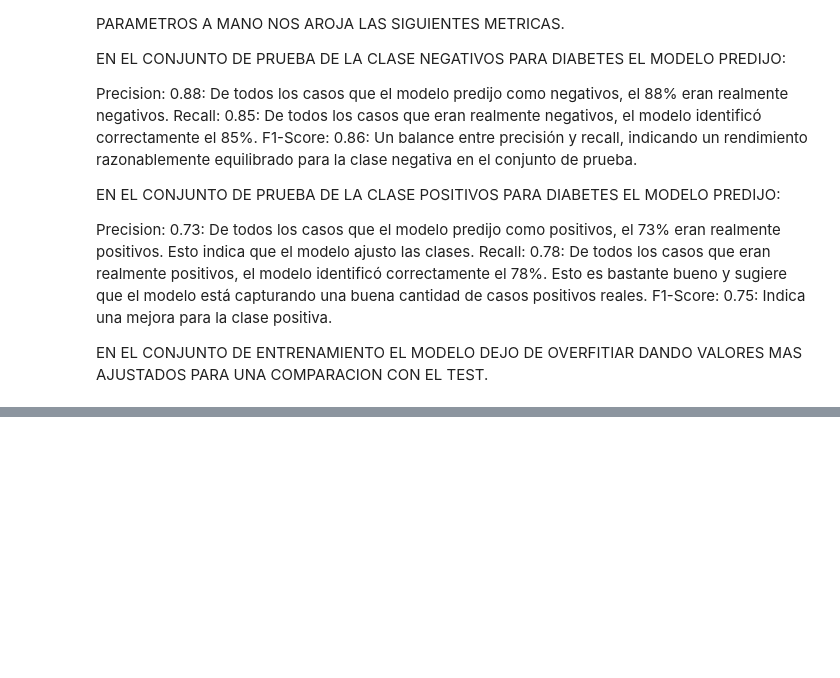
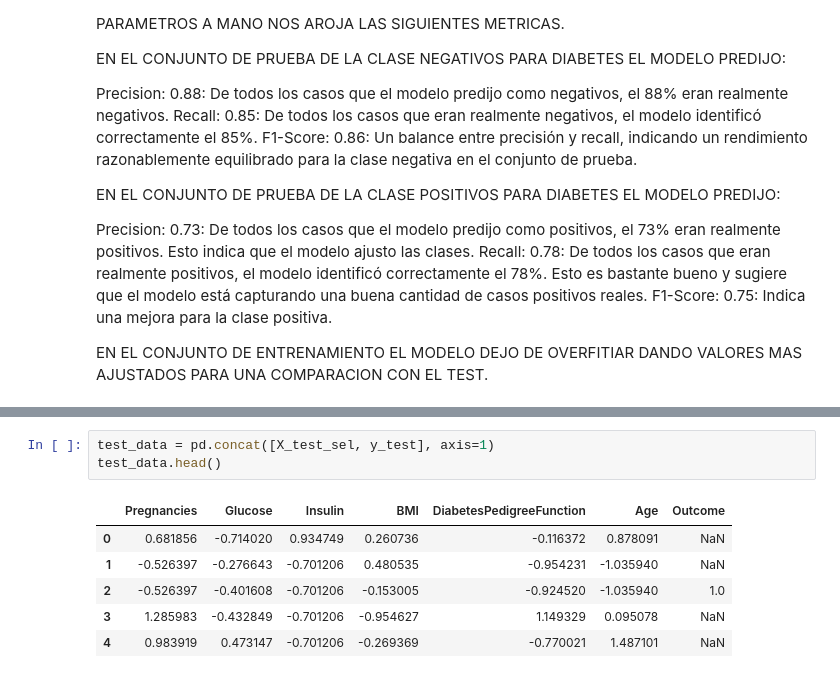
Before and after one commit to Jorge3127/Proyecto-arbol-de-decision-Jorge3127, a Jupyter notebook: src/explore.ipynb, the cells around one changed output, grey strips where cells are left out. Cells and saved outputs as stored; diff of their text form; blank space fills up the shorter version.

```diff
--- a/src/explore.ipynb
+++ b/src/explore.ipynb
@@ -684,0 +718,10 @@ EN EL CONJUNTO DE ENTRENAMIENTO EL MODELO DEJO DE OVERFITIAR DANDO VALORES MAS A
+# %%
+test_data = pd.concat([X_test_sel, y_test], axis=1)
+test_data.head()
+# %% [output]
+|  | Pregnancies | Glucose | Insulin | BMI | DiabetesPedigreeFunction | Age | Outcome |
+| 0 | 0.681856 | -0.714020 | 0.934749 | 0.260736 | -0.116372 | 0.878091 | NaN |
+| 1 | -0.526397 | -0.276643 | -0.701206 | 0.480535 | -0.954231 | -1.035940 | NaN |
+| 2 | -0.526397 | -0.401608 | -0.701206 | -0.153005 | -0.924520 | -1.035940 | 1.0 |
+| 3 | 1.285983 | -0.432849 | -0.701206 | -0.954627 | 1.149329 | 0.095078 | NaN |
+| 4 | 0.983919 | 0.473147 | -0.701206 | -0.269369 | -0.770021 | 1.487101 | NaN |
```
Also changed, not shown: parts of 8 cells of this notebook, 2 other files.
